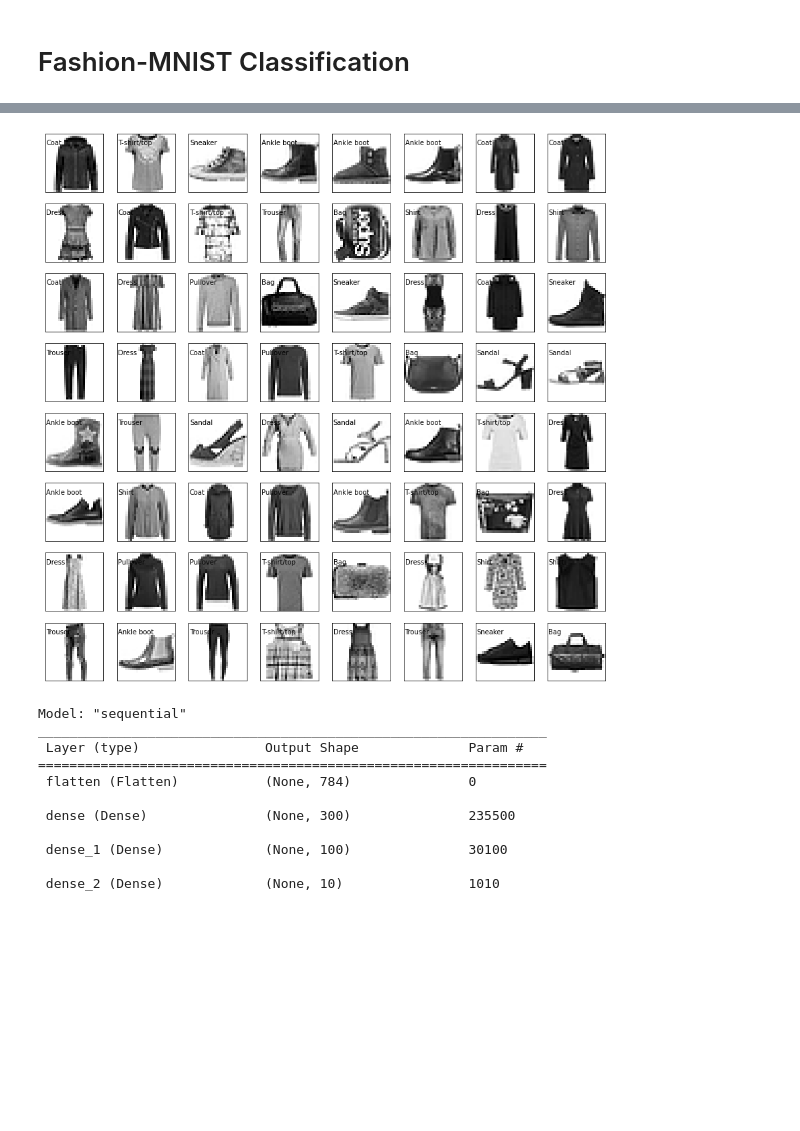
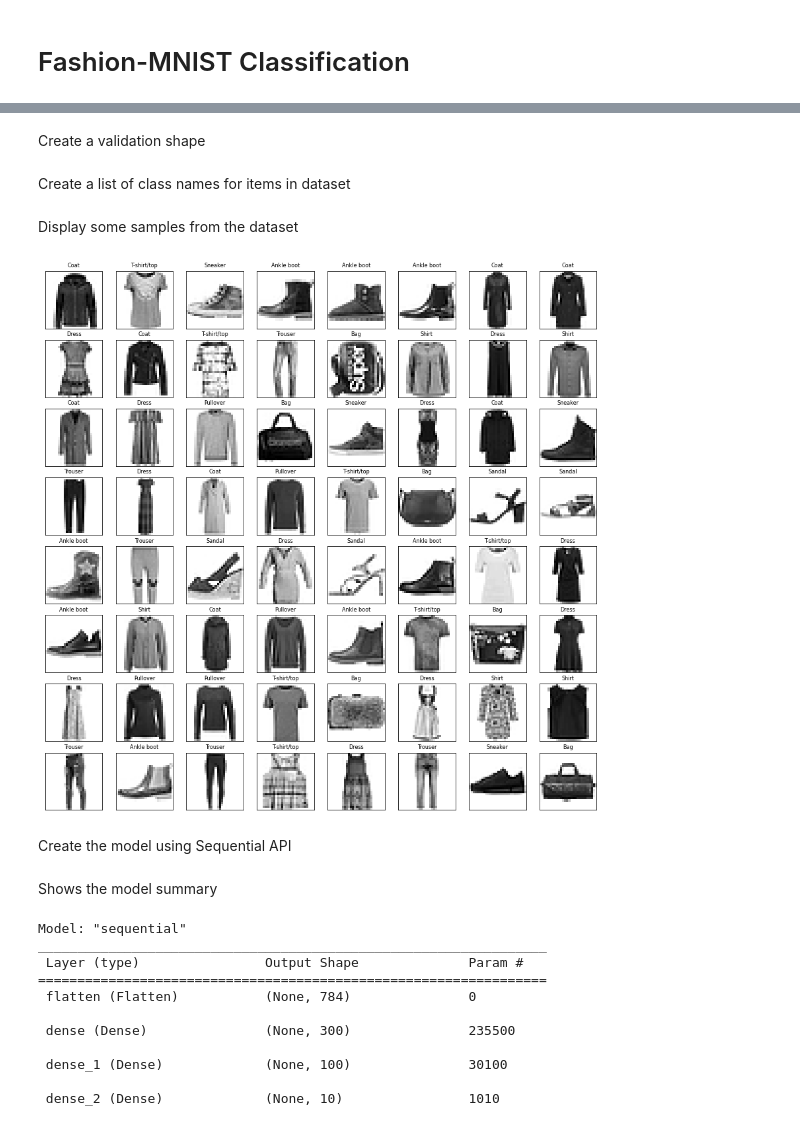
Before and after one commit to trizkynoviandy/clothes-classification, a Jupyter notebook: fashion-MNIST-classifcation.ipynb, the cells around one changed output, grey strips where cells are left out. Drawn from its saved outputs; the diff is of its cells as text; code cells hidden in the pictures; blank space fills up the shorter version.

```diff
--- a/fashion-MNIST-classifcation.ipynb
+++ b/fashion-MNIST-classifcation.ipynb
@@ -15,3 +13,3 @@ print(keras.__version__)
 # %%
 df = keras.datasets.fashion_mnist
-(X_train_full, y_train_full), (X_test_full, y_test_full) = df.load_data()
+(X_train_full, y_train_full), (X_test, y_test) = df.load_data()
@@ -22,18 +22,26 @@ X_train_full.shape
+# %% [markdown]
+Create a validation shape
 # %%
 X_valid, X_train = X_train_full[:5000] / 255.0, X_train_full[5000:] / 255.0
 y_valid, y_train = y_train_full[:5000], y_train_full[5000:]
+# %% [markdown]
+Create a list of class names for items in dataset
 # %%
 class_names = ["T-shirt/top", "Trouser", "Pullover", "Dress", "Coat",
                "Sandal", "Shirt", "Sneaker", "Bag", "Ankle boot"]
+# %% [markdown]
+Display some samples from the dataset
 # %%
 fig = plt.figure(figsize=(15, 15))
 
 for i in range(64):
     digit = X_train[i]
     digit_image = digit.reshape(28, 28)
     ax = fig.add_subplot(8, 8, i + 1, xticks=[], yticks=[])
     ax.imshow(digit_image, cmap=plt.cm.binary)
-    ax.text(0, 5, str(class_names[y_train[i]]))
+    ax.set_title(str(class_names[y_train[i]]), backgroundcolor= 'white', fontsize=8)
 # %% [output]
-[figure, old version]
+[figure, new version]
+# %% [markdown]
+Create the model using Sequential API
 # %%
@@ -45,3 +54,5 @@ model.add(keras.layers.Dense(10, activation="softmax"))
+# %% [markdown]
+Shows the model summary
 # %%
 model.summary()
 # %% [output]
```
Also changed, not shown: parts of 15 cells of this notebook.
